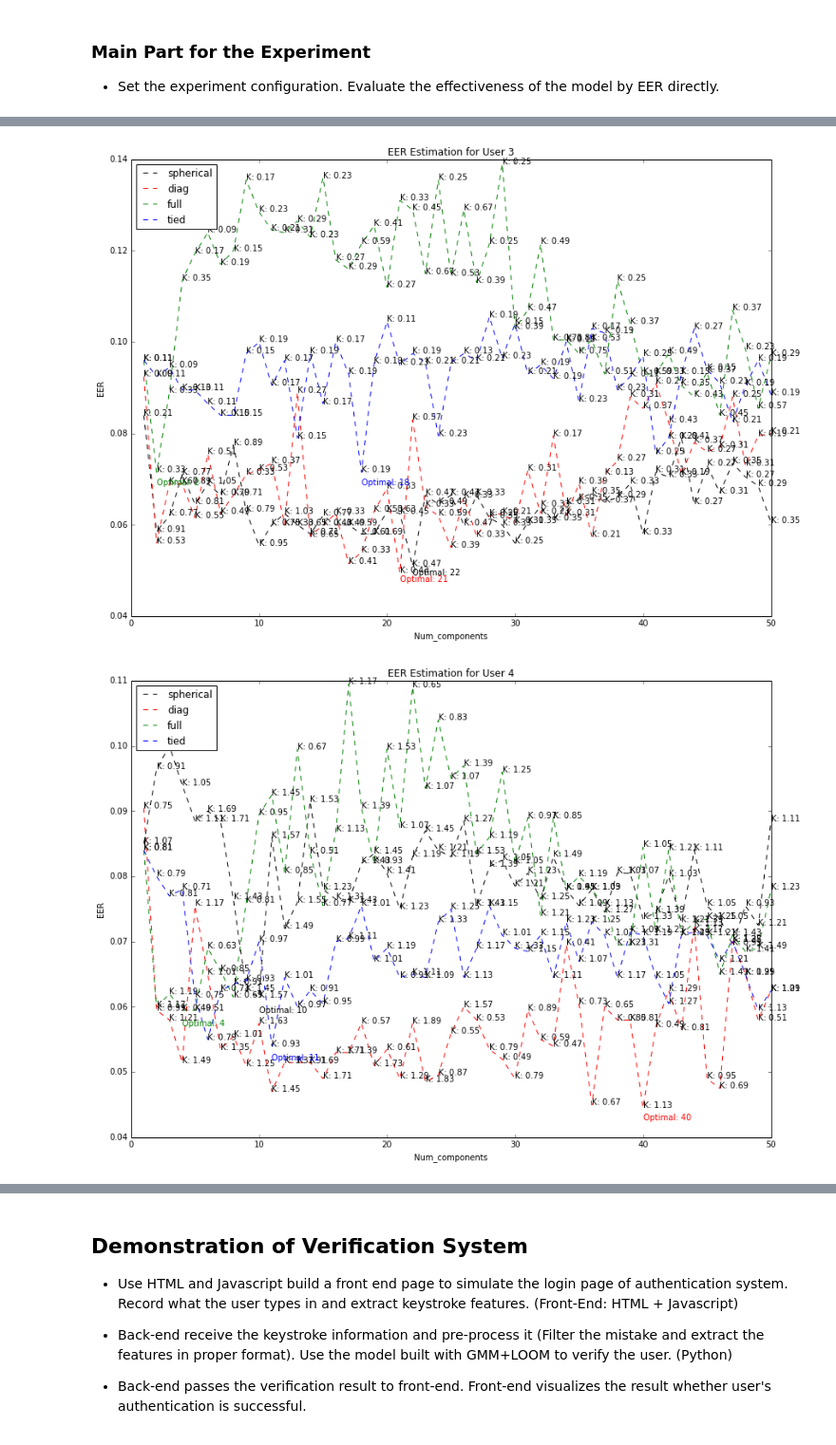
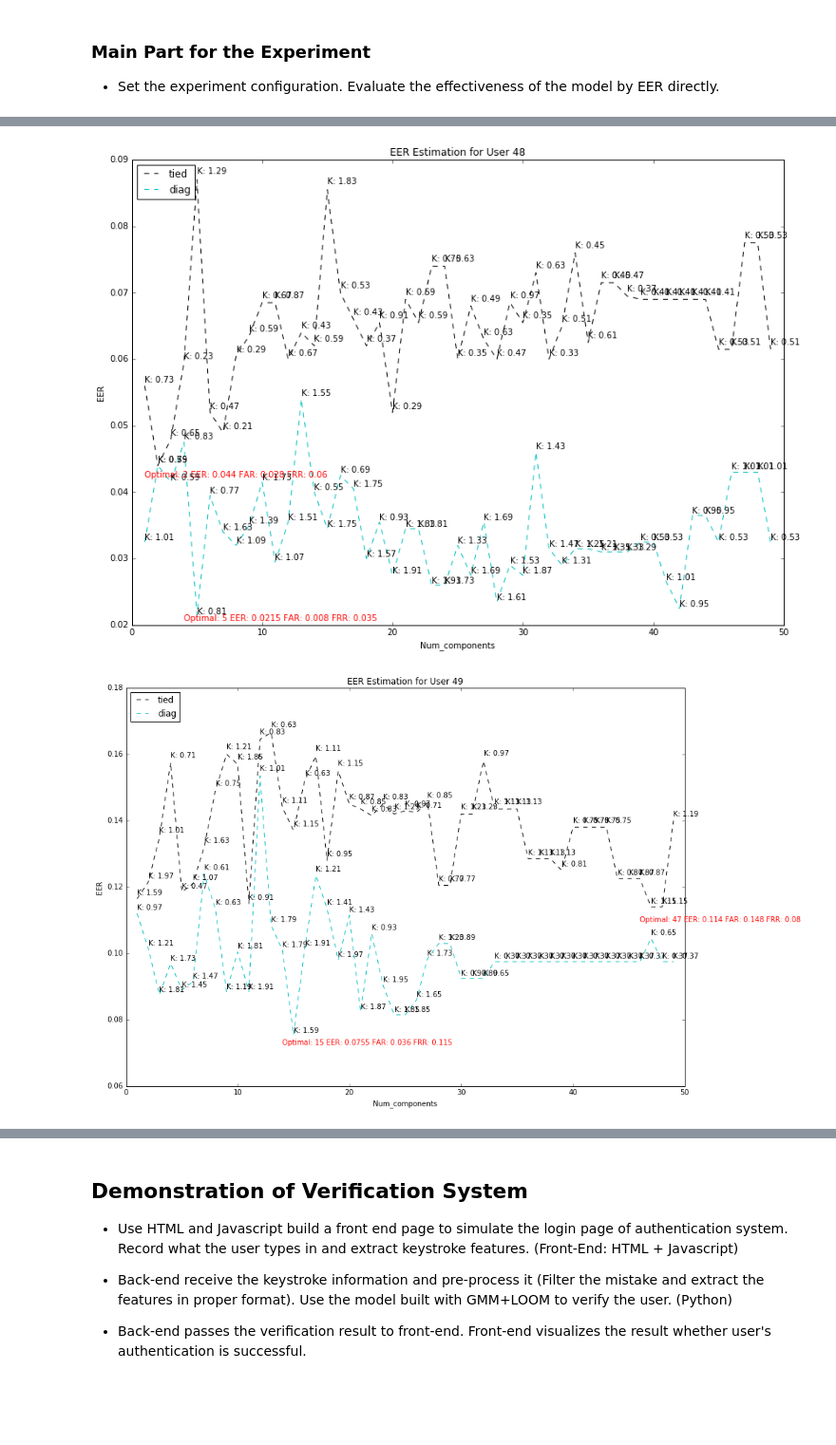
Before and after one commit to pysherlock/KeystrokeWeb, a Jupyter notebook: Demo.ipynb, the cells around one changed output, grey strips where cells are left out. Shown at 95% size. Cells and saved outputs as stored; diff of their text form; code cells hidden in the pictures; blank space fills up the shorter version.

Commit message:
0.72_try small trainSet(50)

```diff
--- a/Demo.ipynb
+++ b/Demo.ipynb
@@ -106,7 +106,7 @@ print imposter_features.shape;
 ##    And also, the train set is sorted as index's sequence
 ## following code is an example for cross_validation.KFold
 test_data = np.array([1,2,3,4,5,6,7,8,9,10]);
-kf_test = sklearn.cross_validation.KFold(len(test_data), n_folds = 4, shuffle = True);
+kf_test = cross_validation.KFold(len(test_data), n_folds = 4, shuffle = True);
 for train_index, test_index in kf_test:
     print train_index, test_index;
     train, test = test_data[train_index], test_data[test_index];
@@ -125,7 +125,7 @@ for train_index, test_index in kf_test:
 
 def pre_process(data, fold, shuffle):
 
-    kf = sklearn.cross_validation.KFold(len(data), n_folds=fold, shuffle=shuffle);
+    kf = cross_validation.KFold(len(data), n_folds=fold, shuffle=shuffle);
     print kf;
     train_index, test_index = next(iter(kf));
     train, test = data[train_index], data[test_index];
@@ -400,10 +415,10 @@ imposterSet = np.concatenate((imposter_features[0:1], imposter_features[1+1:])).
 genuine_user = np.array(testSet);
 imposter_user = imposterSet;
 
-profiles = dict((covar_type, GMM(n_components=18, covariance_type=covar_type, init_params='wc', n_iter=20))
+profiles = dict((covar_type, GMM(n_components=41, covariance_type=covar_type, init_params='wc', n_iter=20))
                    for covar_type in covariances);
 
-model = profiles["diag"]
+model = profiles["tied"]
 loo = cross_validation.LeaveOneOut(len(trainSet));
 Scores = [];
 
@@ -459,15 +474,15 @@ sklearn.cross_validation.KFold(n=400, n_folds=2, shuffle=True, random_state=None
 import random;
 from time import clock;
 
-user_range = range(0, 5) ##
-n_components_range = range(1, 51); ## num_components: 1~50
+user_range = range(45,50) ##  range of user. Totally 51 users
+n_components_range = range(1, 50); ## num_components: 1~50
 K_range = np.arange(0.01, 2.01, 0.02); ## 0.01~1.99, variance is 0.02
-color_list = ['k', 'r', 'g', 'b'];
+color_list = ['k', 'c', 'g', 'b'];
 covariances=['spherical', 'diag', 'full', 'tied'];
 
 ## For debug
-# color_list = ['k', 'r'];
-# covariances = ['spherical','diag'];
+color_list = ['k', 'c'];
+covariances = ['tied','diag'];
 
 Opt_n_components = dict((covar_type, []) for covar_type in covariances);
 Opt_EER = dict((covar_type, []) for covar_type in covariances);
@@ -481,6 +496,9 @@ for index_user in user_range: ## Try the first 10 user
     plt.title("EER Estimation for User " + str(index_user));
 
     trainTarget, trainSet, testTarget, testSet = pre_process(data_user[index_user], 2, True);
+    trainIndex = [random.randrange(0, len(trainSet), 3) for i in range(50)];
+    trainSet = np.array([trainSet[i] for i in trainIndex]);
+    print "Size of trainSet: ", len(trainSet);
     imposterSet = np.concatenate((imposter_features[0:index_user], imposter_features[index_user+1:])).reshape(250, 28);
     genuine_user = np.array(testSet);
     imposter_user = imposterSet;
@@ -490,7 +508,8 @@ for index_user in user_range: ## Try the first 10 user
     #### Covar_type Loop
     for covar_type, color in zip(covariances, color_list):
         print "Covar_type: ", covar_type;
-        EER, K_Seq= [], [];
+        EER, K_Seq = [], [];
+        FAR, FRR =[], [];
         opt_pos, min_err = 0, np.infty;
         start = clock();
 
@@ -498,7 +517,7 @@ for index_user in user_range: ## Try the first 10 user
         for num_components in n_components_range:
             model = GMM(n_components=num_components, covariance_type=covar_type, init_params='wc', n_iter=20);
             min_dis = np.infty; ## distance between FAR & FRR
-            eer_k = 0; ## LOOM K value at EER point
+            eer_k, eer_far, eer_frr = 0, 0, 0; ## the value of LOOM K, FAR and FRR at EER point
 
             ## LOOM Method
             Scores = [];
@@ -537,13 +556,13 @@ for index_user in user_range: ## Try the first 10 user
                     if(scores_genuine[i] < threshold_user):
                         reject = reject+1;
 
-                far = (float(accept)/250.0);
-                frr = (float(reject)/200.0);
+                far = (float(accept)/float(len(scores_imposter)));
+                frr = (float(reject)/float(len(scores_genuine)));
                 if(min_dis > abs(far-frr)):
                     min_dis = abs(far-frr);
                     ## eer = (far, frr);
                     eer = np.mean([far, frr]); ## I am not sure whether it's approprate
-                    eer_k = K;
+                    eer_k, eer_far, eer_frr = K, far, frr;
 
                 ## FAR.append(far);
                 ## FRR.append(frr);
@@ -552,7 +571,10 @@ for index_user in user_range: ## Try the first 10 user
 
             K_Seq.append(eer_k);
             EER.append(eer);
-            plt.text(num_components, eer, 'K: '+str(eer_k));
+            FAR.append(eer_far);
+            FRR.append(eer_frr);
+            plt.text(num_components, eer*1.01, 'K: '+str(eer_k));
+#             plt.text(num_components, eer*1.01, 'K: '+str(eer_k)+' FAR: '+str(eer_far)+' FRR: '+str(eer_frr));
 
         #### End of n_components Loop
 
@@ -566,7 +588,8 @@ for index_user in user_range: ## Try the first 10 user
         Opt_K[covar_type].append(K_Seq[opt_pos]); ## The K value of the minimal EER model
 
         plt.plot(n_components_range, EER, '--', color=color, label=covar_type);
-        plt.text(opt_pos+1, min_eer*0.96, 'Optimal: '+str(opt_pos+1), color = color);
+        plt.text(opt_pos, min_eer*0.96, 'Optimal: '+str(opt_pos+1)+' EER: '+str(min_eer)
+                 +' FAR: '+str(FAR[opt_pos])+' FRR: '+str(FRR[opt_pos]), color = 'r');
 
     #### End of covar_type Loop
 
@@ -582,16 +605,15 @@ bars_eer = [];
 for index, (covar_type, color) in enumerate(zip(covariances, color_list)):
     xpos = np.array(user_range)+.2*index;
     bars_eer.append((plt.bar(xpos, Opt_EER[covar_type], width=.2, color=color)));
-    plt.plot(user_range, Opt_EER[covar_type], '--', color=color, label=covar_type);
+    plt.plot(np.array(user_range)+.2*index, Opt_EER[covar_type], '--', color=color, label=covar_type);
 
-    for i in user_range:
+    for i in range(len(xpos)):
         plt.text(xpos[i], Opt_EER[covar_type][i]*1.01, 'Num_components: '+str(Opt_n_components[covar_type][i])
                  +' K: '+str(Opt_K[covar_type][i]), fontsize=14);
 
-    plt.plot(user_range, Opt_EER[covar_type], '--', color=color, label=covar_type);
 
 plt.title("Optimal EERs of Different Users");
 plt.xlabel("User Index");
 plt.ylabel("EER");
-plt.legend(loc='upper left');
+plt.legend(loc='upper right');
 # %% [output]
@@ -618,2 +640,2 @@ Time interval:  651.338511096
-[figure, old version]
+[figure, new version]
-[figure, old version]
+[figure, new version]
```
Also changed, not shown: parts of 6 cells of this notebook.
